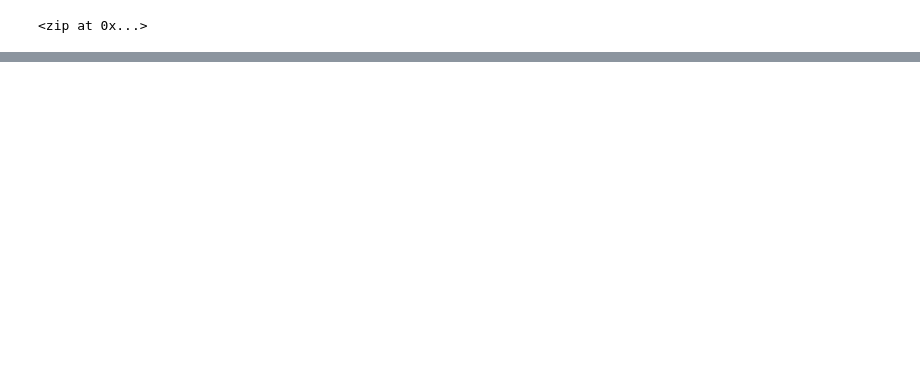
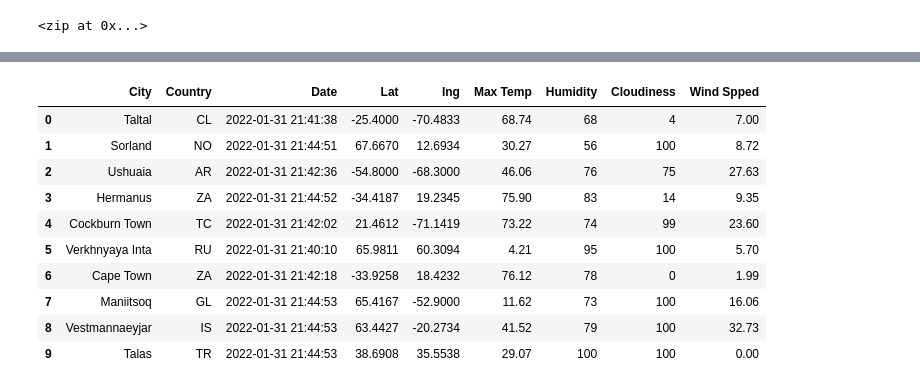
Before and after one commit to amykatherines/World_Weather_Analysis, a Jupyter notebook: WeatherPy.ipynb, the cells around one changed output, grey strips where cells are left out. Drawn from its saved outputs; the diff is of its cells as text; code cells hidden in the pictures; blank space fills up the shorter version.

Commit message:
WeatherPy practice file

```diff
--- a/WeatherPy.ipynb
+++ b/WeatherPy.ipynb
@@ -6,3 +1,21 @@ import numpy as np
+# %%
+# Import the dependencies.
+import pandas as pd
+import matplotlib.pyplot as plt
+import numpy as np
+
+# Import the requests library.
+import requests
+
+# Import time library
+import time
+from datetime import datetime
+
+# Import the API key and set the URL
+from config import weather_api_key
+# Starting URL for Weather Map API Call.
+# Add the units=Imperial to set temperature to Farenheit
+url = "http://api.openweathermap.org/data/2.5/weather?units=Imperial&APPID=" + weather_api_key
 # %%
 # Create a set of random latitude and longitude combinations
 lats = np.random.uniform(low=-90.000, high=90.000, size=1500)
@@ -27,6 +40,14 @@ coordinates = list(lat_lngs)
 from citipy import citipy
 # %%
 # Use the tuple() furnction to display the latitude and longitude combination for coordinate in coordinates
+# create a list for the cities
+cities = []
 for coordinate in coordinates:
-    print(citipy.nearest_city(coordinate[0], coordinate[1]).city_name,
-        citypi.nearest_city(coordinate[0], coordinate[1]).country_code)
+    city = citipy.nearest_city(coordinate[0], coordinate[1]).city_name
+
+    # If the city is unique then add it to the cities list
+    if city not in cities:
+        cities.append(city)
+
+# Print the city count to confirm sufficient count
+len(cities)
@@ -32,0 +139,18 @@ for coordinate in coordinates:
+# %%
+# Convert the list/array of dictionaries to a Pandas Dataframe
+city_data_df = pd.DataFrame(city_data)
+new_column_order=["City", "Country","Date","Lat","Lng", "Max Temp", "Humidity","Cloudiness", "Wind Speed"]
+city_data_df = city_data_df[new_column_order]
+city_data_df.head(10)
+# %% [output]
+|  | City | Country | Date | Lat | lng | Max Temp | Humidity | Cloudiness | Wind Spped |
+| 0 | Taltal | CL | 2022-01-31 21:41:38 | -25.4000 | -70.4833 | 68.74 | 68 | 4 | 7.00 |
+| 1 | Sorland | NO | 2022-01-31 21:44:51 | 67.6670 | 12.6934 | 30.27 | 56 | 100 | 8.72 |
+| 2 | Ushuaia | AR | 2022-01-31 21:42:36 | -54.8000 | -68.3000 | 46.06 | 76 | 75 | 27.63 |
+| 3 | Hermanus | ZA | 2022-01-31 21:44:52 | -34.4187 | 19.2345 | 75.90 | 83 | 14 | 9.35 |
+| 4 | Cockburn Town | TC | 2022-01-31 21:42:02 | 21.4612 | -71.1419 | 73.22 | 74 | 99 | 23.60 |
+| 5 | Verkhnyaya Inta | RU | 2022-01-31 21:40:10 | 65.9811 | 60.3094 | 4.21 | 95 | 100 | 5.70 |
+| 6 | Cape Town | ZA | 2022-01-31 21:42:18 | -33.9258 | 18.4232 | 76.12 | 78 | 0 | 1.99 |
+| 7 | Maniitsoq | GL | 2022-01-31 21:44:53 | 65.4167 | -52.9000 | 11.62 | 73 | 100 | 16.06 |
+| 8 | Vestmannaeyjar | IS | 2022-01-31 21:44:53 | 63.4427 | -20.2734 | 41.52 | 79 | 100 | 32.73 |
+| 9 | Talas | TR | 2022-01-31 21:44:53 | 38.6908 | 35.5538 | 29.07 | 100 | 100 | 0.00 |
```
Also changed, not shown: parts of 4 cells of this notebook, 2 other files.
